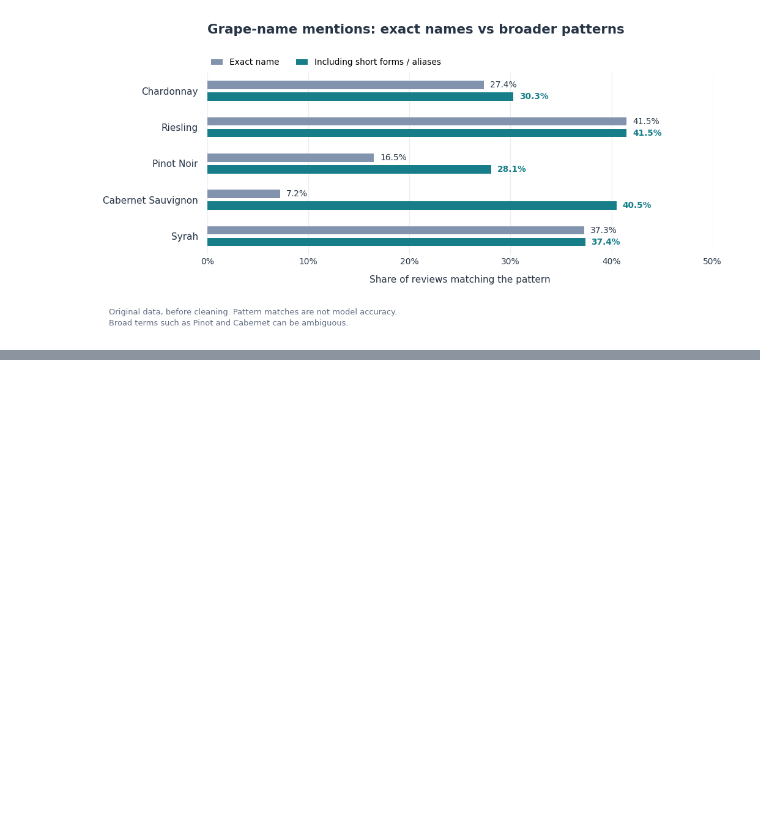
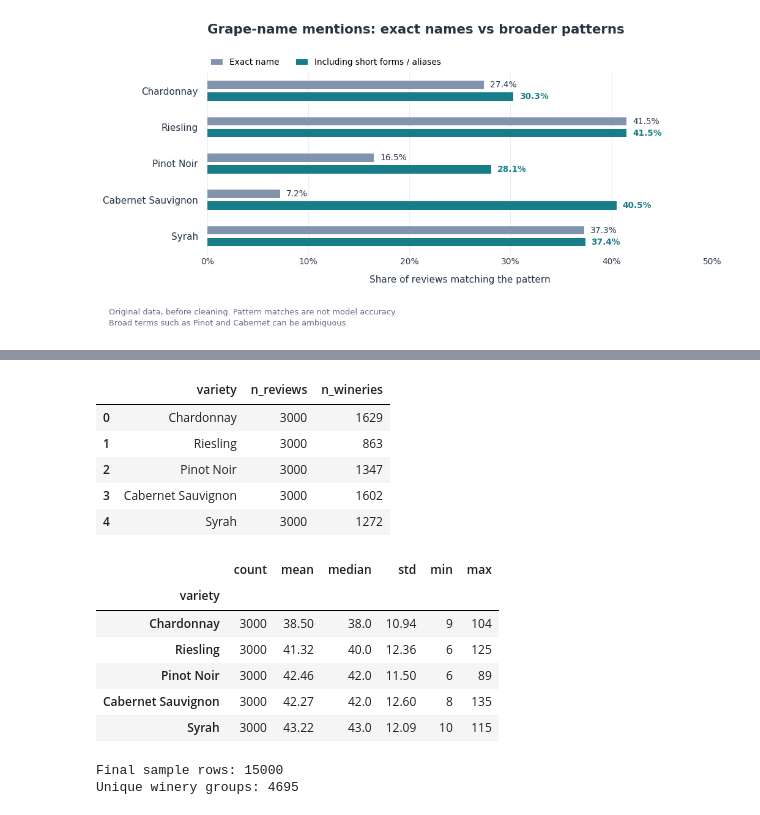
Before and after one commit to abrukhanska/dry-run, a Jupyter notebook: dry_run.ipynb, the cells around one changed output, grey strips where cells are left out. Saved outputs shown, nothing was run; the diff lists cells and outputs as text; code cells hidden in the pictures; blank space fills up the shorter version.

```diff
--- a/dry_run.ipynb
+++ b/dry_run.ipynb
@@ -1047,0 +1896,62 @@ After the sample is frozen, participant 3 creates and checks the shared winery-g
+# %%
+# Section 4.7 — Cleaning report
+if PREPARE_SAMPLE:
+  cleaning_flow = pd.DataFrame(cleaning_log)
+
+  sampling_removed = len(cleaned_df) - len(sample_df)
+
+  cleaning_flow = pd.concat([
+      cleaning_flow,
+      pd.DataFrame([{
+          "step": "Balanced random sampling",
+          "rows_before": len(cleaned_df),
+          "rows_after": len(sample_df),
+          "rows_removed": sampling_removed
+      }])
+  ], ignore_index=True)
+
+  class_summary = pd.DataFrame({
+      "variety": CLASSES,
+      "raw_reviews": [
+          int((input_df["variety"] == grape).sum())
+          for grape in CLASSES
+      ],
+      "cleaned_reviews": [
+          int(clean_class_counts[grape])
+          for grape in CLASSES
+      ],
+      "sample_reviews": [
+          int(final_counts[grape])
+          for grape in CLASSES
+      ]
+  })
+
+  sample_df["review_word_count"] = (
+      sample_df["description"]
+      .str.split()
+      .str.len()
+  )
+
+  length_summary = (
+      sample_df.groupby("variety")["review_word_count"]
+      .agg(["count", "mean", "median", "std", "min", "max"])
+      .reindex(CLASSES)
+      .round(2)
+  )
+
+  # Word count is descriptive, not a model feature.
+  sample_df = sample_df.drop(columns=["review_word_count"])
+
+  display(cleaning_flow)
+  display(class_summary)
+  display(winery_summary)
+  display(length_summary)
+
+  print("Final sample rows:", len(sample_df))
+  print(
+      "Unique winery groups:",
+      sample_df["winery_group"].nunique()
+  )
+else:
+    print("Skipped: using the validated frozen sample.")
+# %% [output]
@@ -1047,0 +1971,15 @@ After the sample is frozen, participant 3 creates and checks the shared winery-g
+|  | variety | n_reviews | n_wineries |
+| 0 | Chardonnay | 3000 | 1629 |
+| 1 | Riesling | 3000 | 863 |
+| 2 | Pinot Noir | 3000 | 1347 |
+| 3 | Cabernet Sauvignon | 3000 | 1602 |
+| 4 | Syrah | 3000 | 1272 |
+|  | count | mean | median | std | min | max |
+| variety |  |  |  |  |  |  |
+| Chardonnay | 3000 | 38.50 | 38.0 | 10.94 | 9 | 104 |
+| Riesling | 3000 | 41.32 | 40.0 | 12.36 | 6 | 125 |
+| Pinot Noir | 3000 | 42.46 | 42.0 | 11.50 | 6 | 89 |
+| Cabernet Sauvignon | 3000 | 42.27 | 42.0 | 12.60 | 8 | 135 |
+| Syrah | 3000 | 43.22 | 43.0 | 12.09 | 10 | 115 |
+Final sample rows: 15000
+Unique winery groups: 4695
```
Also changed, not shown: parts of 39 cells of this notebook, 14 other files.
